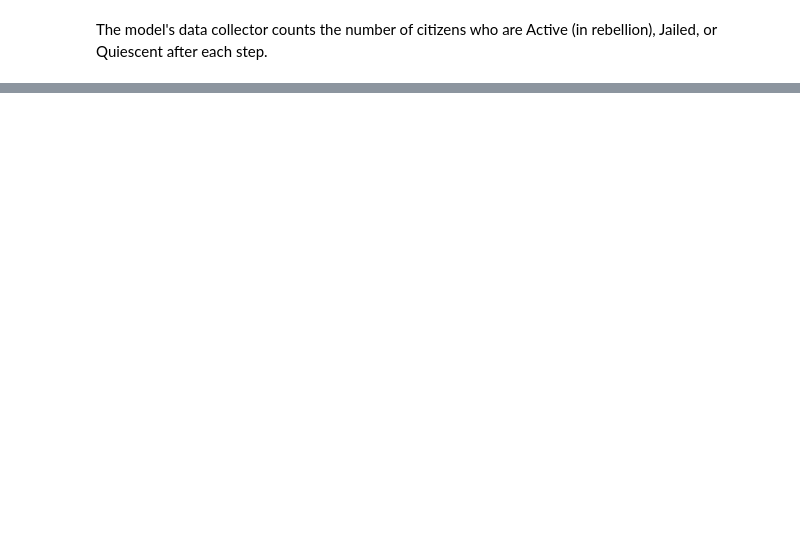
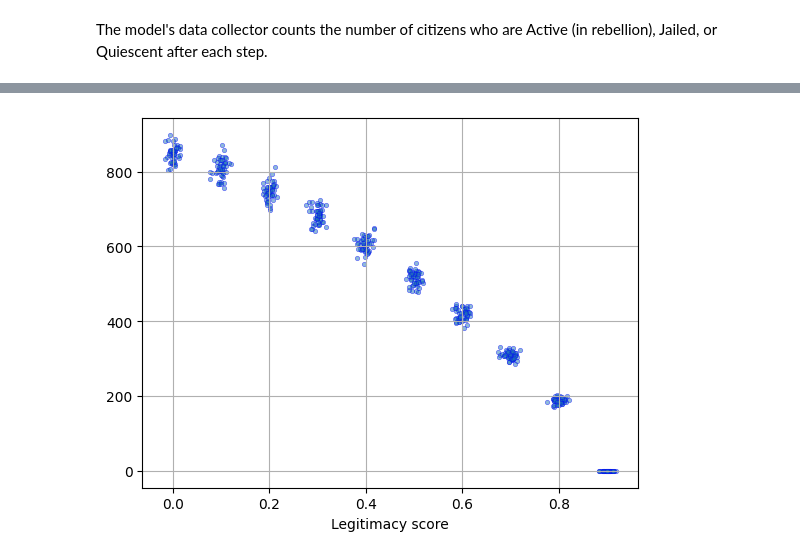
Before and after one commit to ssatizabal/ABM-assignment1, a Jupyter notebook: epstein_civil_violence/Epstein Civil Violence.ipynb, the cells around one changed output, grey strips where cells are left out. Cells and saved outputs as stored; diff of their text form; code cells hidden in the pictures; blank space fills up the shorter version.

```diff
--- a/epstein_civil_violence/Epstein Civil Violence.ipynb
+++ b/epstein_civil_violence/Epstein Civil Violence.ipynb
@@ -96,0 +170,11 @@ model = EpsteinCivilViolence(
+# %%
+
+plt.scatter(df['legitimacy'], df['Jailed'], s=10,
+            alpha=0.5,
+            edgecolors='blue',
+            linewidths=0.5)
+plt.grid(True)
+plt.xlabel("Legitimacy score")
+plt.show()
+# %% [output]
+[figure, added]
```
Also changed, not shown: parts of 23 cells of this notebook, 6 other files.
